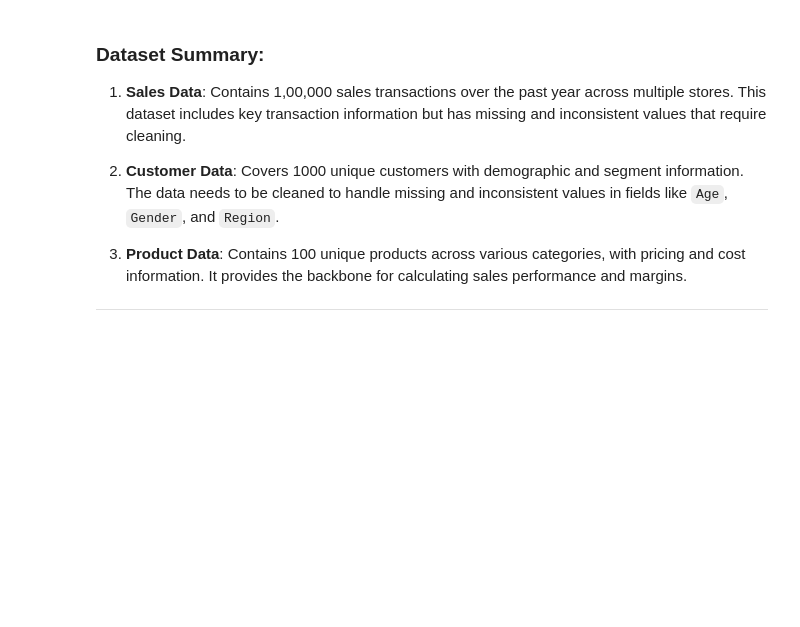
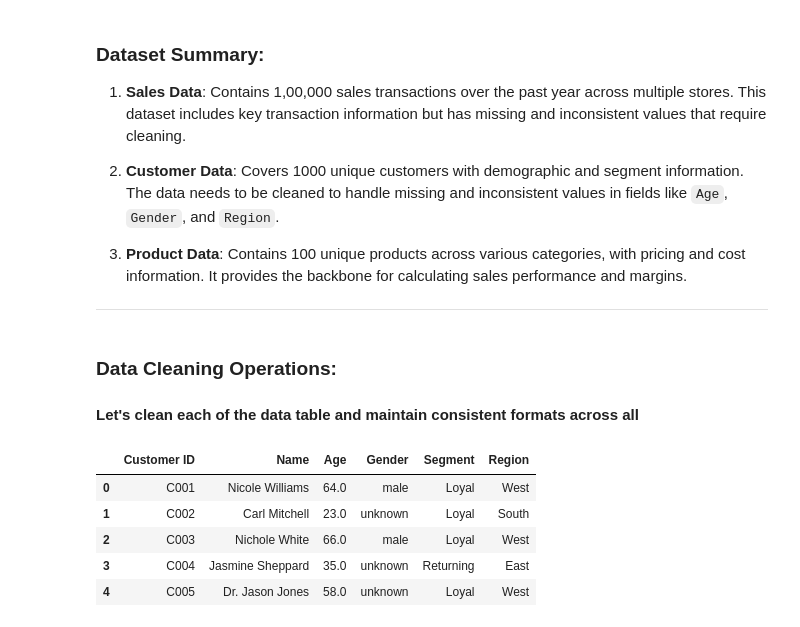
Before and after one commit to Rudrajit12/Retail-Sales-Performance-Analysis, a Jupyter notebook: Retail_Sales_Performance_Analysis.ipynb, the cells around one changed output. Saved outputs shown, nothing was run; the diff lists cells and outputs as text; code cells hidden in the pictures; blank space fills up the shorter version.

Commit message:
Performed some data cleaning operations.

```diff
--- a/Retail_Sales_Performance_Analysis.ipynb
+++ b/Retail_Sales_Performance_Analysis.ipynb
@@ -331,3 +387,7 @@ Name: count, dtype: int64
 3. **Product Data**: Contains 100 unique products across various categories, with pricing and cost information. It provides the backbone for calculating sales performance and margins.
 
 ---
+# %% [markdown]
+### **Data Cleaning Operations:**
+
+#### **Let's clean each of the data table and maintain consistent formats across all**
@@ -333,0 +398,24 @@ Name: count, dtype: int64
+# %%
+# Drop rows with invalid entries for Region
+valid_regions = ['East', 'West', 'South', 'North', 'Central']
+df_customer = df_customer[df_customer['Region'].isin(valid_regions)]
+# %%
+# Ensure all gender values are consistent (for example, lowercase)
+df_customer['Gender'] = df_customer['Gender'].str.lower()
+# %%
+# Replace other and non-binary with unknown for Gender
+df_customer['Gender'] = df_customer['Gender'].replace('other', 'non-binary')
+df_customer['Gender'] = df_customer['Gender'].replace('non-binary', 'unknown')
+# %%
+# Drop the 'Unnamed: 0' column from the customer data table
+df_customer.drop(columns=['Unnamed: 0'], inplace=True)
+# %%
+# Display the customer table
+df_customer.head()
+# %% [output]
+|  | Customer ID | Name | Age | Gender | Segment | Region |
+| 0 | C001 | Nicole Williams | 64.0 | male | Loyal | West |
+| 1 | C002 | Carl Mitchell | 23.0 | unknown | Loyal | South |
+| 2 | C003 | Nichole White | 66.0 | male | Loyal | West |
+| 3 | C004 | Jasmine Sheppard | 35.0 | unknown | Returning | East |
+| 4 | C005 | Dr. Jason Jones | 58.0 | unknown | Loyal | West |
```
Also changed, not shown: parts of 8 cells of this notebook.
